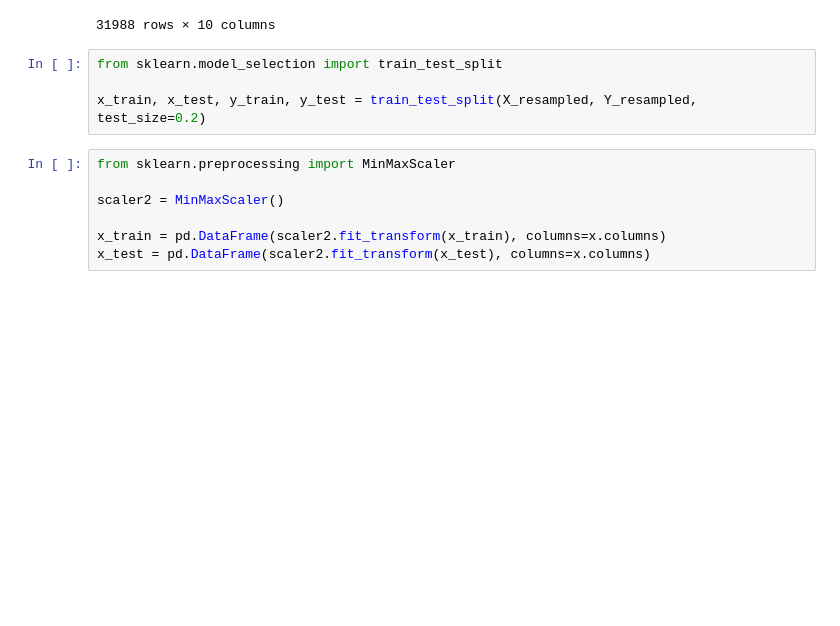
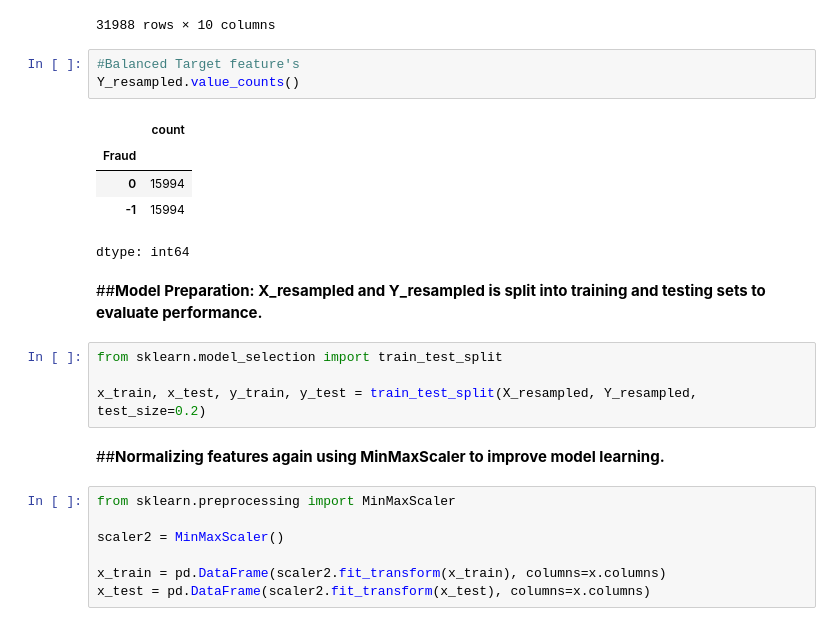
Before and after one commit to Love1117/Machine_learning-Projects, a Jupyter notebook: Machine_Learning Project/02_Unsupervised - Machine Learning/DBSCAN/CreditCard_Fraud_Detection/CreditCard_fraud_transactions_Detection1.ipynb, the cells around one changed output. Cells and saved outputs as stored; diff of their text form; blank space fills up the shorter version.

```diff
--- a/Machine_Learning Project/02_Unsupervised - Machine Learning/DBSCAN/CreditCard_Fraud_Detection/CreditCard_fraud_transactions_Detection1.ipynb
+++ b/Machine_Learning Project/02_Unsupervised - Machine Learning/DBSCAN/CreditCard_Fraud_Detection/CreditCard_fraud_transactions_Detection1.ipynb
@@ -265,10 +271,23 @@ display(X_resampled)
 | 31986 | 286 | 44668943.86 | 0.00 | 0.00 | 56511769.89 | 101180713.74 | 0.00 | ... |
 | 31987 | 292 | 4926725.00 | 7262254.43 | 7413876.30 | 82348819.41 | 86972300.66 | 0.00 | ... |
 31988 rows × 10 columns
+# %%
+#Balanced Target feature's
+Y_resampled.value_counts()
+# %% [output]
+|  | count |
+| Fraud |  |
+| 0 | 15994 |
+| -1 | 15994 |
+dtype: int64
+# %% [markdown]
+##**Model Preparation: X_resampled and Y_resampled is split into training and testing sets to evaluate performance.**
 # %%
 from sklearn.model_selection import train_test_split
 
 x_train, x_test, y_train, y_test = train_test_split(X_resampled, Y_resampled, test_size=0.2)
+# %% [markdown]
+##**Normalizing features again using MinMaxScaler to improve model learning.**
 # %%
 from sklearn.preprocessing import MinMaxScaler
 
```
Also changed, not shown: parts of 7 cells of this notebook.
